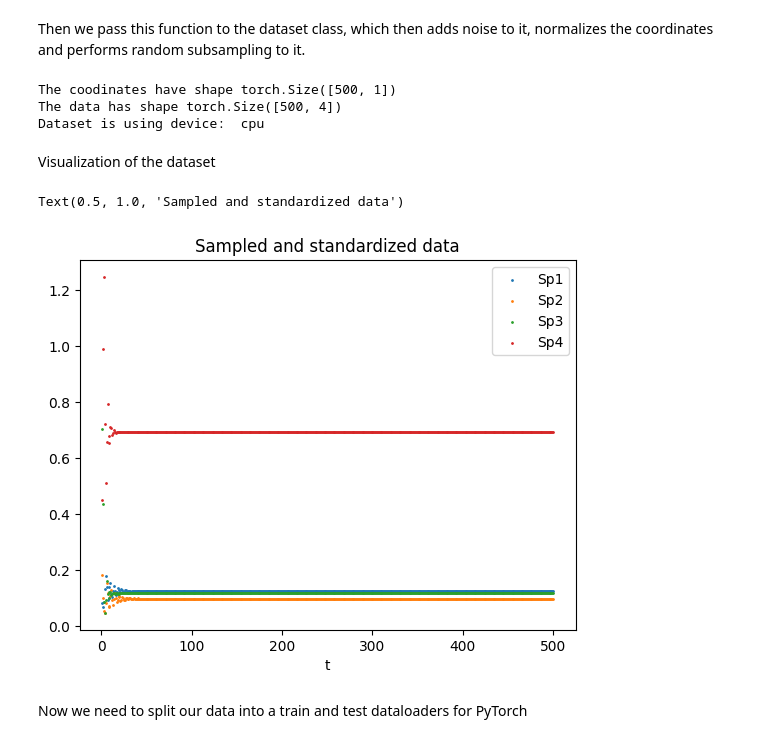
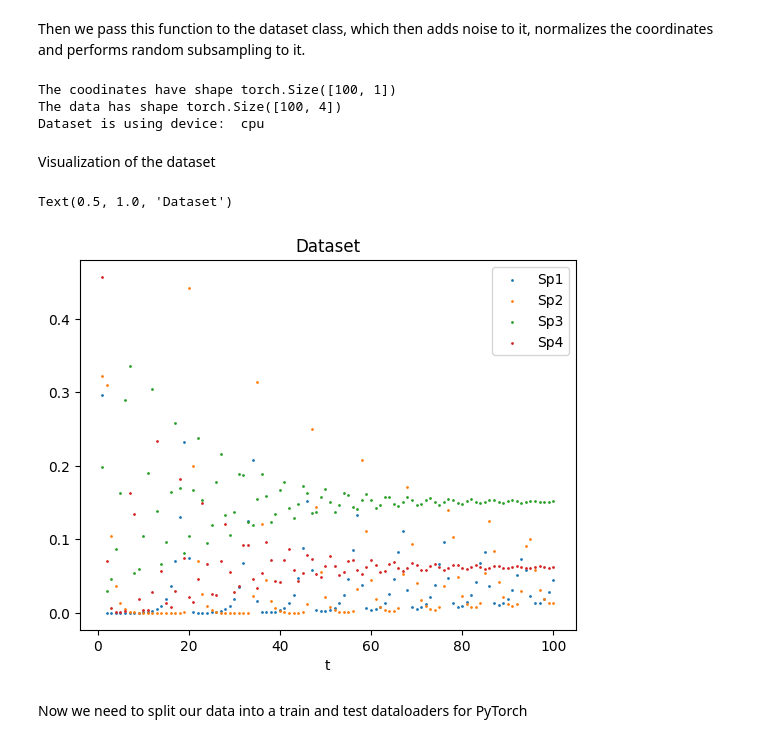
Before and after one commit to mariaproebstl/MScThesis, a Jupyter notebook: Python/DeePyMoD/own_ODE_Example_S4.ipynb, the cells around one changed output. Drawn from its saved outputs; the diff is of its cells as text; code cells hidden in the pictures.

```diff
--- a/Python/DeePyMoD/own_ODE_Example_S4.ipynb
+++ b/Python/DeePyMoD/own_ODE_Example_S4.ipynb
@@ -65,12 +67,14 @@ Specify the number of species n_species and the number of timepoints n_samples i
 # n_samples = None
 # n_species = None
 
+max_samples = 100
 n_samples = 500
 n_species = 4
 
 # path of data file
 filename = f"miaSim_GLV_{n_species}species_oscillating_zero.mat"
 # filename = f"miaSim_GLV_{n_species}species_oscillating_three.mat"
+# filename = f"miaSim_GLV_{n_species}species_2interactions.mat"
 filepath = "C:/Users/Maria/Documents/Masterstudium/Masterarbeit/MScThesis/explore/data/01e-timeseries-miaSim/" + filename
 
 # data should be of the form:
@@ -84,8 +88,8 @@ def create_data():
   data = loadmat(filepath)
   usol = np.real(data["ts_glv"]).astype("float32")
   usol = usol.reshape((n_samples, (1 + n_species)))
-  ts = usol[:, 0]
-  data_y = usol[:, 1:(1 + n_species)]
+  ts = usol[0:max_samples, 0]
+  data_y = usol[0:max_samples, 1:(1 + n_species)]
   T = torch.from_numpy(ts.reshape(-1, 1)).float()
   Y = torch.from_numpy(data_y).float()
   print("The coodinates have shape {}".format(T.shape))
@@ -115,0 +120,6 @@ Time: tensor([[ 1.],
+# %%
+# plt.plot(data[0],data[1])
+fig, ax = plt.subplots()
+for i in np.arange(n_species):
+    ax.plot(data[0], data[1][:,i], label = f"x{i+1}")
+ax.legend()
@@ -143,23 +156,22 @@ dataset = Dataset(
     device = device,
 )
 # %% [output]
-The coodinates have shape torch.Size([500, 1])
-The data has shape torch.Size([500, 4])
+The coodinates have shape torch.Size([100, 1])
+The data has shape torch.Size([100, 4])
 Dataset is using device:  cpu
 # %% [markdown]
 Visualization of the dataset
 # %%
 fig, ax = plt.subplots()
 for i in np.arange(n_species):
-    # plt.plot(dataset.coords.cpu(), dataset.data[:, i].cpu(), label = f"Sp{i+1}")
     ax.scatter(dataset.coords.cpu(), dataset.data[:, i].cpu(), label = f"Sp{i+1}", s=1)
 ax.set_xlabel("t")
 ax.legend()
-# ax.set_title("Sampled and standardized data")
+ax.set_title("Dataset")
 # plt.xlim([0,100])
 # %% [output]
-Text(0.5, 1.0, 'Sampled and standardized data')
+Text(0.5, 1.0, 'Dataset')
-[figure, old version]
+[figure, new version]
 # %% [markdown]
 Now we need to split our data into a train and test dataloaders for PyTorch
 # %%
```
Also changed, not shown: parts of 15 cells of this notebook, 1 other file.
